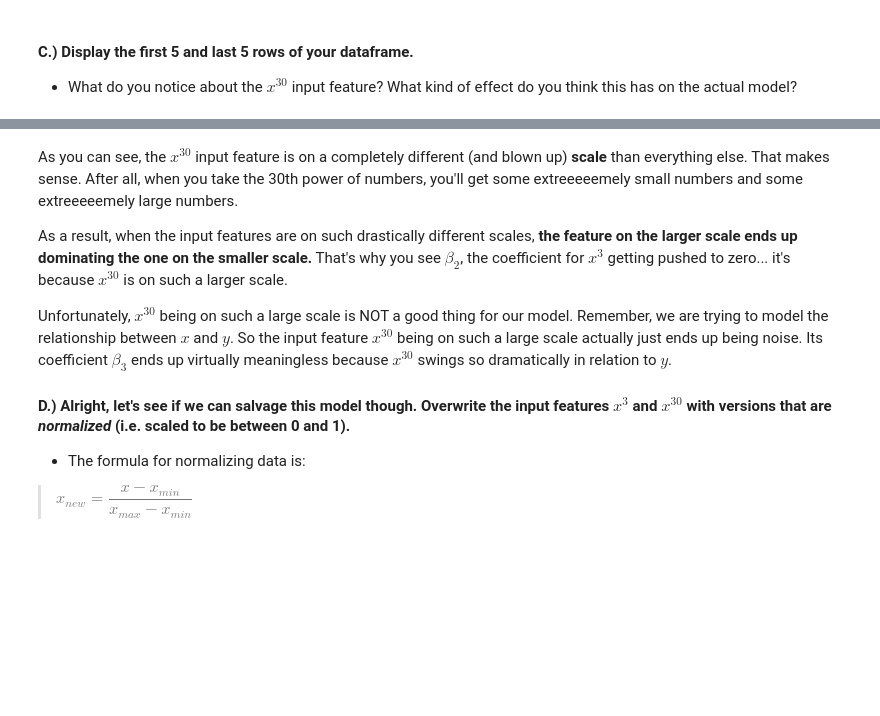
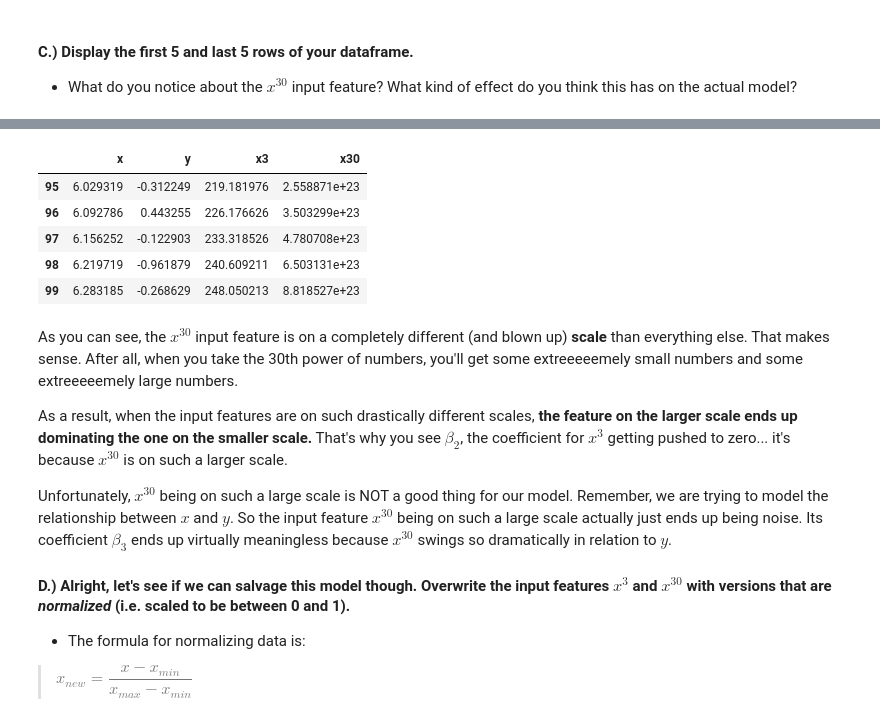
Before and after one commit to tundeiness/How_the_World_Works, a Jupyter notebook: 3 - Workbook - Adding Complexity.ipynb, the cells around one changed output, grey strips where cells are left out. Saved outputs shown, nothing was run; the diff lists cells and outputs as text; code cells hidden in the pictures; blank space fills up the shorter version.

```diff
--- a/3 - Workbook - Adding Complexity.ipynb
+++ b/3 - Workbook - Adding Complexity.ipynb
@@ -410,3 +462,12 @@ As you can see, the coefficient $\beta_2$ was suppressed all the way down to zer
+# %%
+new_copy.tail()
+# %% [output]
+|  | x | y | x3 | x30 |
+| 95 | 6.029319 | -0.312249 | 219.181976 | 2.558871e+23 |
+| 96 | 6.092786 | 0.443255 | 226.176626 | 3.503299e+23 |
+| 97 | 6.156252 | -0.122903 | 233.318526 | 4.780708e+23 |
+| 98 | 6.219719 | -0.961879 | 240.609211 | 6.503131e+23 |
+| 99 | 6.283185 | -0.268629 | 248.050213 | 8.818527e+23 |
 # %% [markdown]
 As you can see, the $x^{30}$ input feature is on a completely different (and blown up) **scale** than everything else. That makes sense. After all, when you take the 30th power of numbers, you'll get some extreeeeemely small numbers and some extreeeeemely large numbers.
 
```
Also changed, not shown: parts of 4 cells of this notebook, 1 other file.
